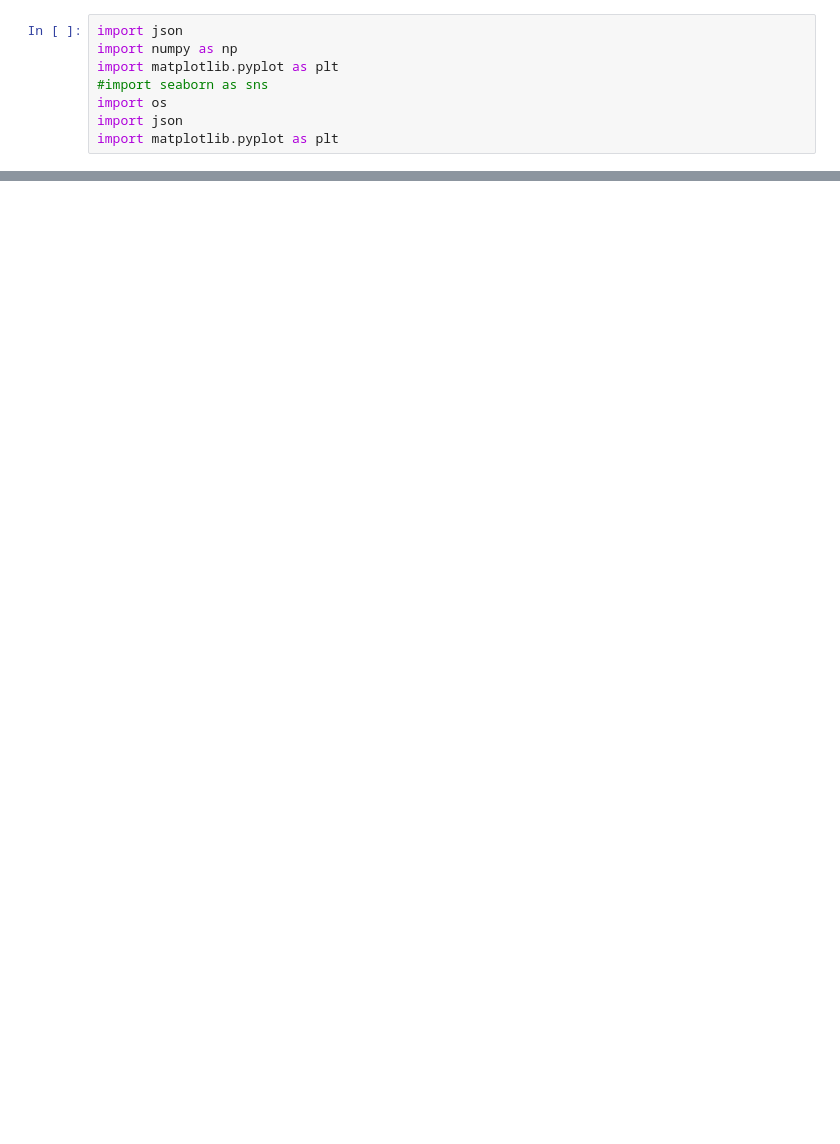
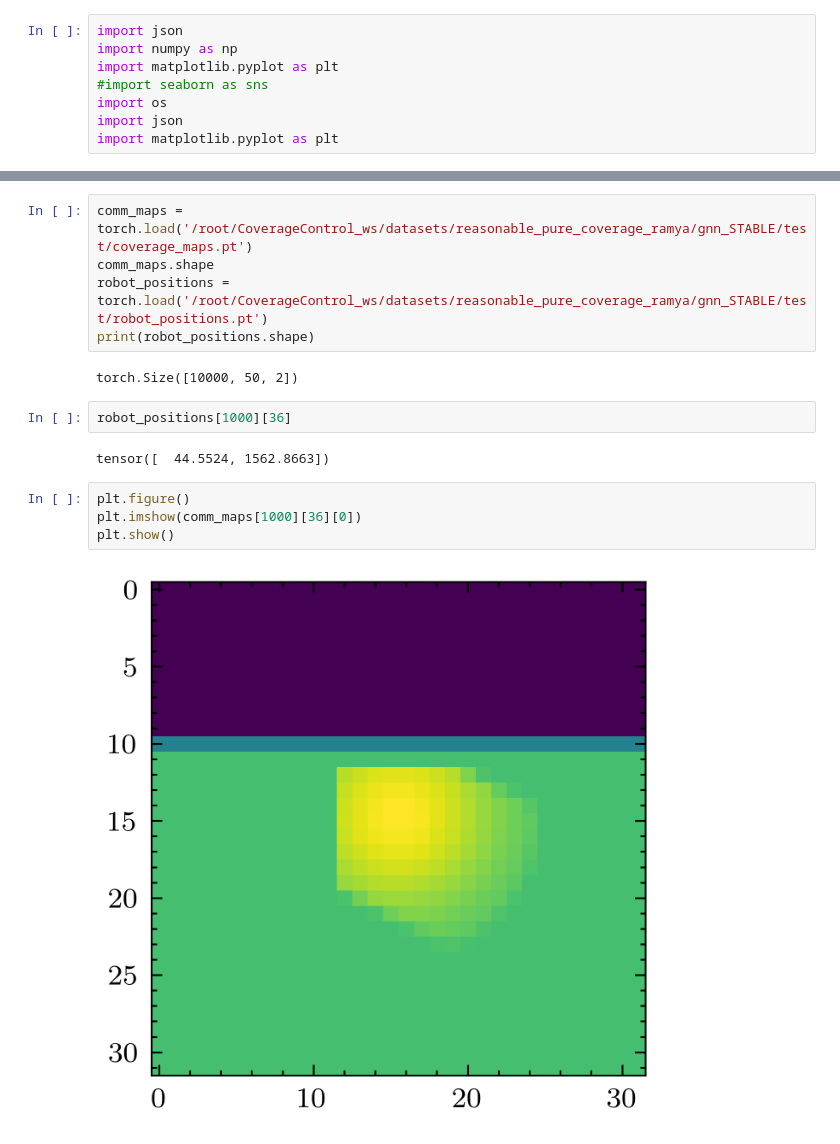
Before and after one commit to KumarRobotics/CoverageControl, a Jupyter notebook: python/notebooks/Experiment_Results.ipynb, the cells around one changed output, grey strips where cells are left out. Cells and saved outputs as stored; diff of their text form; blank space fills up the shorter version.

```diff
--- a/python/notebooks/Experiment_Results.ipynb
+++ b/python/notebooks/Experiment_Results.ipynb
@@ -182,0 +216,17 @@ plt.show()
+# %%
+comm_maps = torch.load('/root/CoverageControl_ws/datasets/reasonable_pure_coverage_ramya/gnn_STABLE/test/coverage_maps.pt')
+comm_maps.shape
+robot_positions = torch.load('/root/CoverageControl_ws/datasets/reasonable_pure_coverage_ramya/gnn_STABLE/test/robot_positions.pt')
+print(robot_positions.shape)
+# %% [output]
+torch.Size([10000, 50, 2])
+# %%
+robot_positions[1000][36]
+# %% [output]
+tensor([  44.5524, 1562.8663])
+# %%
+plt.figure()
+plt.imshow(comm_maps[1000][36][0])
+plt.show()
+# %% [output]
+[figure, added]
```
Also changed, not shown: parts of 7 cells of this notebook, 9 other files.
